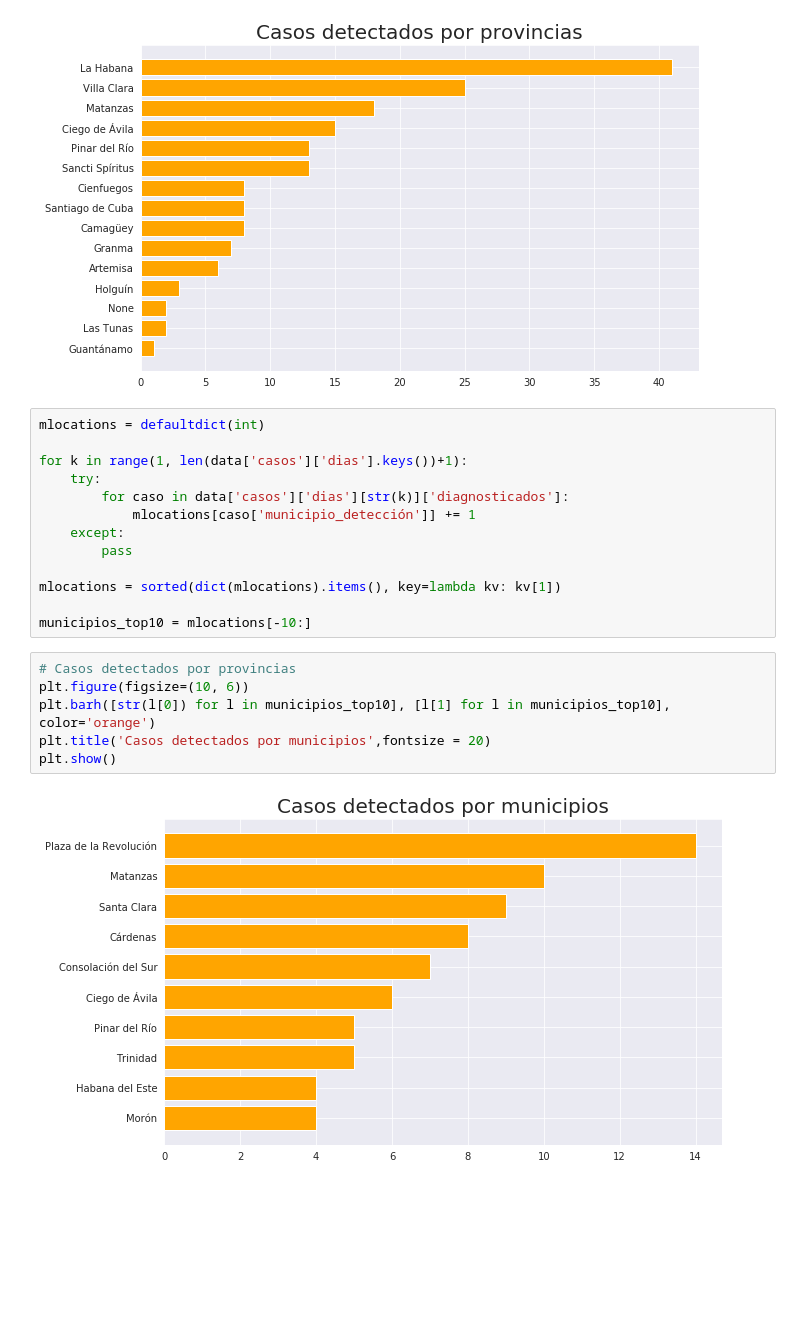
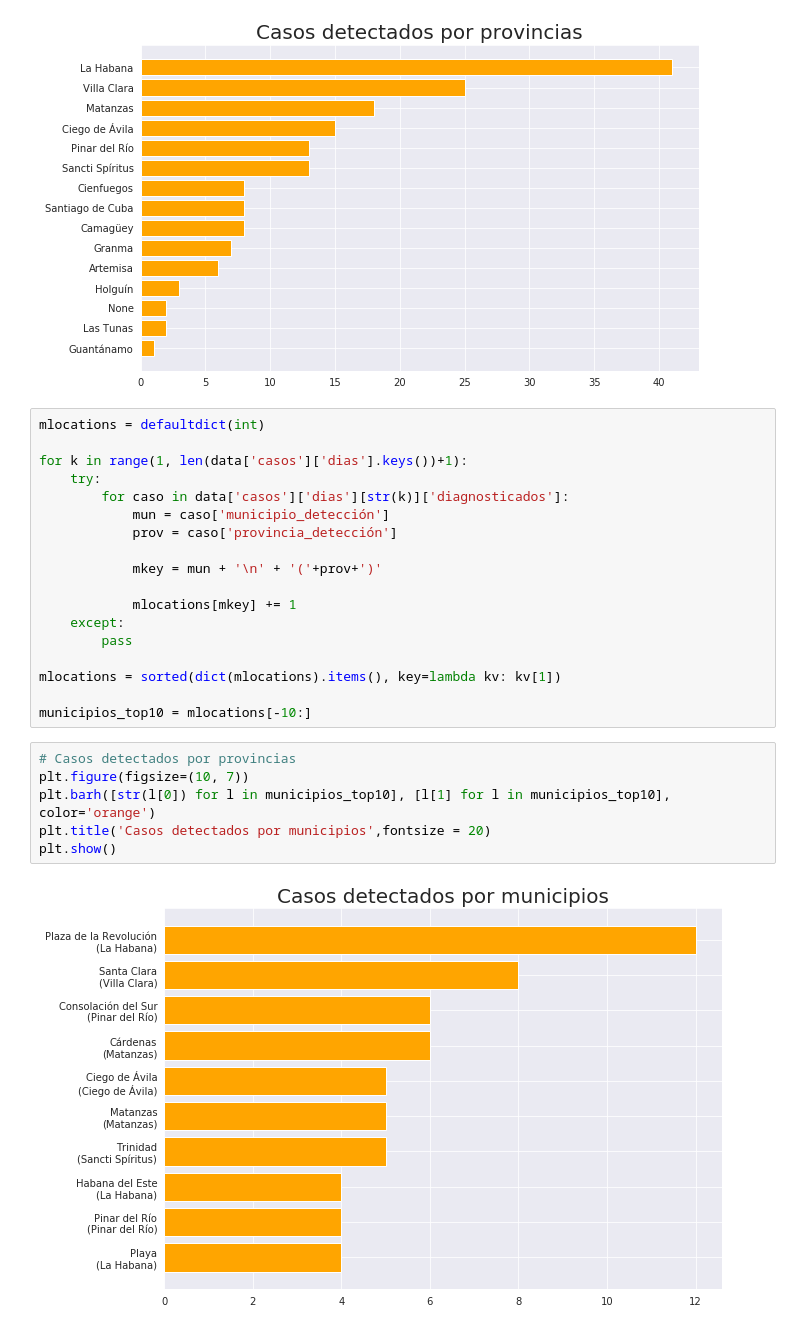
Before and after one commit to luiscib3r/COVID19-Cuba, a Jupyter notebook: covid19cubadata.ipynb, the cells around one changed output. Drawn from its saved outputs; the diff is of its cells as text; blank space fills up the shorter version.

Commit message:
Municipios con provincias

```diff
--- a/covid19cubadata.ipynb
+++ b/covid19cubadata.ipynb
@@ -354,7 +355,12 @@ mlocations = defaultdict(int)
 for k in range(1, len(data['casos']['dias'].keys())+1):
     try:
         for caso in data['casos']['dias'][str(k)]['diagnosticados']:
-            mlocations[caso['municipio_detección']] += 1
+            mun = caso['municipio_detección']
+            prov = caso['provincia_detección']
+
+            mkey = mun + '\n' + '('+prov+')'
+
+            mlocations[mkey] += 1
     except:
         pass
 
@@ -363,9 +369,9 @@ mlocations = sorted(dict(mlocations).items(), key=lambda kv: kv[1])
 municipios_top10 = mlocations[-10:]
 # %%
 # Casos detectados por provincias
-plt.figure(figsize=(10, 6))
+plt.figure(figsize=(10, 7))
 plt.barh([str(l[0]) for l in municipios_top10], [l[1] for l in municipios_top10], color='orange')
 plt.title('Casos detectados por municipios',fontsize = 20)
 plt.show()
 # %% [output]
-[figure, old version]
+[figure, new version]
```
Also changed, not shown: parts of 1 cell of this notebook.
